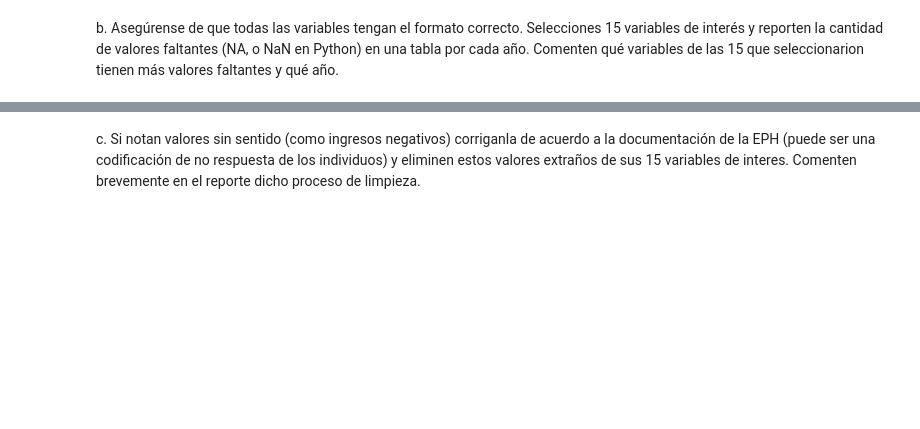
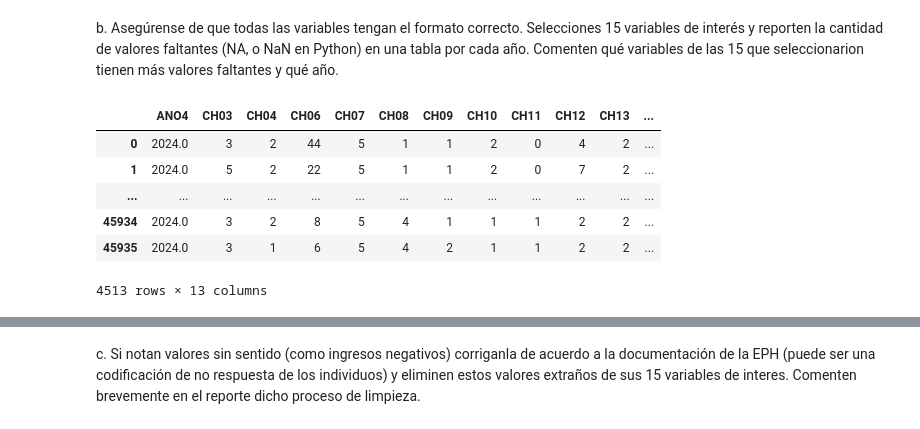
Before and after one commit to RoccoGabrielPimenta/BigDataUBA-Grupo22, a Jupyter notebook: TP 2/Big_Data_TP2_Grupo22.ipynb, the cells around one changed output, grey strips where cells are left out. Cells and saved outputs as stored; diff of their text form; code cells hidden in the pictures; blank space fills up the shorter version.

```diff
--- a/TP 2/Big_Data_TP2_Grupo22.ipynb
+++ b/TP 2/Big_Data_TP2_Grupo22.ipynb
@@ -74,3 +65,11 @@ región del país en específico (ver variable REGION). Eliminen los
 datos de todas aquellas regiones que no se encuentren dentro de
 su región y unan ambos trimestres (2004 y 2024) en una sola
 base.
+# %%
+df3 = df[df["REGION"]==42]
+df3
+df4 = df2[df2["region"]=="Patagónica"]
+df4.columns = df4.columns.str.upper()
+df4
+df5 = pd.concat([df3,df4],axis=0)
+df5
@@ -80,3 +87,14 @@ correcto. Selecciones 15 variables de interés y reporten la
 cantidad de valores faltantes (NA, o NaN en Python) en una
 tabla por cada año. Comenten qué variables de las 15 que
 seleccionarion tienen más valores faltantes y qué año.
+# %%
+df6 = df5.iloc[0:4513,[1,10,11,13,14,15,16,17,18,19,20,22,24]]
+df6
+# %% [output]
+|  | ANO4 | CH03 | CH04 | CH06 | CH07 | CH08 | CH09 | CH10 | CH11 | CH12 | CH13 | ... |
+| 0 | 2024.0 | 3 | 2 | 44 | 5 | 1 | 1 | 2 | 0 | 4 | 2 | ... |
+| 1 | 2024.0 | 5 | 2 | 22 | 5 | 1 | 1 | 2 | 0 | 7 | 2 | ... |
+| ... | ... | ... | ... | ... | ... | ... | ... | ... | ... | ... | ... | ... |
+| 45934 | 2024.0 | 3 | 2 | 8 | 5 | 4 | 1 | 1 | 1 | 2 | 2 | ... |
+| 45935 | 2024.0 | 3 | 1 | 6 | 5 | 4 | 2 | 1 | 1 | 2 | 2 | ... |
+4513 rows × 13 columns
```
Also changed, not shown: parts of 10 cells of this notebook, 1 other file.
